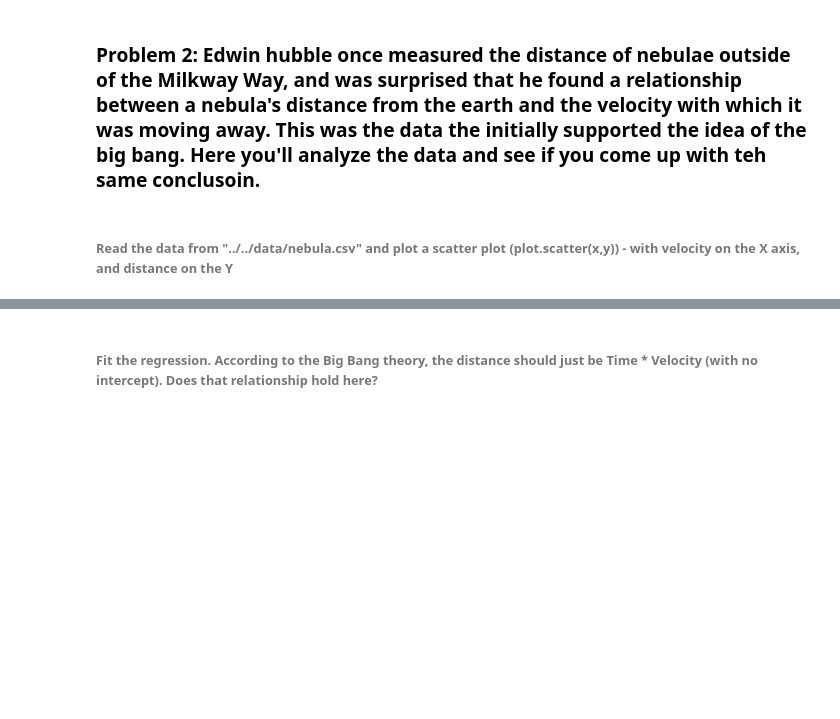
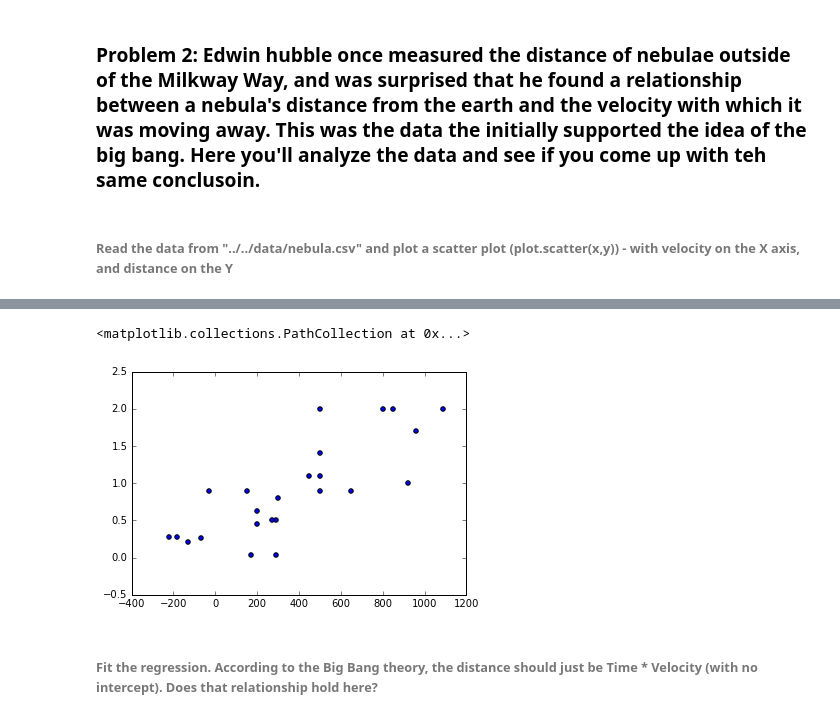
Before and after one commit to Whitepatrick/data_science, a Jupyter notebook: notebooks/LABS/Linear Regression Workshop.ipynb, the cells around one changed output, grey strips where cells are left out. Cells and saved outputs as stored; diff of their text form; code cells hidden in the pictures; blank space fills up the shorter version.

```diff
--- a/notebooks/LABS/Linear Regression Workshop.ipynb
+++ b/notebooks/LABS/Linear Regression Workshop.ipynb
@@ -43,3 +96,5 @@ import statsmodels as sm
 ### Problem 2: Edwin hubble once measured the distance of nebulae outside of the Milkway Way, and was surprised that he found a relationship between a nebula's distance from the earth and the velocity with which it was moving away. This was the data the initially supported the idea of the big bang. Here you'll analyze the data and see if you come up with teh same conclusoin.
 # %% [markdown]
 ###### Read the data from "../../data/nebula.csv" and plot a scatter plot (plot.scatter(x,y)) - with velocity on the X axis, and distance on the Y
+# %%
+data = pd.read_csv("../DAT-NYC-29/data/nebula.csv")
@@ -46,2 +110,7 @@ import statsmodels as sm
+# %%
+plt.scatter(data.Velocity, data.Distance)
+# %% [output]
+<matplotlib.collections.PathCollection at 0x...>
+[figure, added]
 # %% [markdown]
 ###### Fit the regression. According to the Big Bang theory, the distance should just be Time * Velocity (with no intercept). Does that relationship hold here?
```
Also changed, not shown: parts of 24 cells of this notebook, 3 other files.
